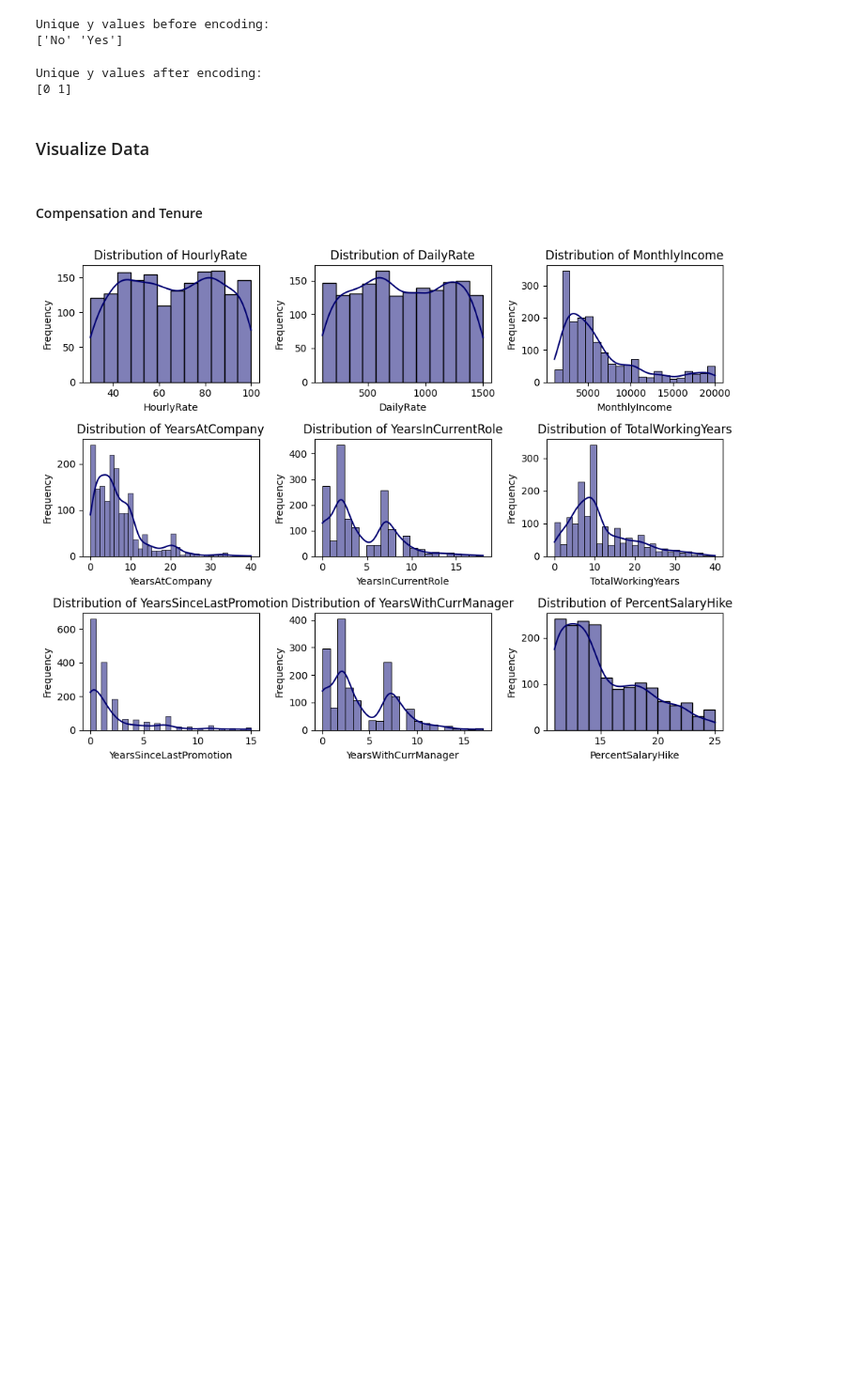
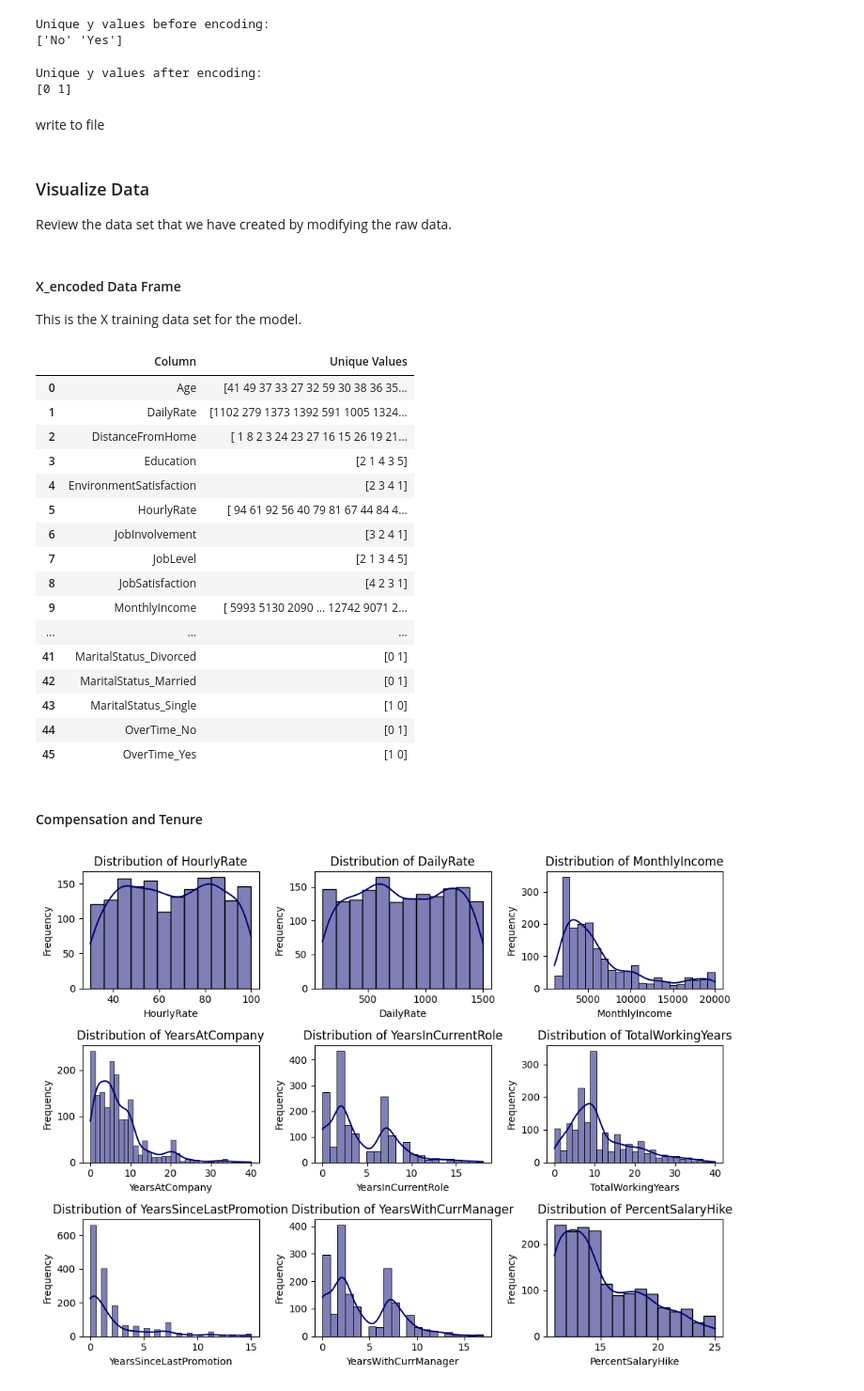
Before and after one commit to Jrk373/MachineLearningDemo, a Jupyter notebook: DecisionTreeClasifier.ipynb, the cells around one changed output. Shown at 94% size. Drawn from its saved outputs; the diff is of its cells as text; code cells hidden in the pictures; blank space fills up the shorter version.

```diff
--- a/DecisionTreeClasifier.ipynb
+++ b/DecisionTreeClasifier.ipynb
@@ -525,8 +498,50 @@ print(unique_values)
 # %% [output]
 Unique y values after encoding:
 [0 1]
-# %% [markdown]
-### Visualize Data
+# %% [markdown]
+write to file
+# %% [markdown]
+### Visualize Data
+
+Review the data set that we have created by modifying the raw data.
+# %% [markdown]
+#### X_encoded Data Frame
+
+This is the X training data set for the model.
+# %%
+import pandas as pd
+
+# Assign df_encoded to X_encoded for clarity
+X_encoded = df_encoded
+
+# Create a DataFrame to store unique values
+unique_values_df = pd.DataFrame(columns=['Column', 'Unique Values'])
+
+# Iterate through columns and add unique values to the DataFrame
+for col in X_encoded.columns:
+    unique_values_df = pd.concat([unique_values_df, pd.DataFrame({'Column': [col], 'Unique Values': [X_encoded[col].unique()]})], ignore_index=True)
+
+# Display the DataFrame with styling
+unique_values_df.style.set_properties(**{'text-align': 'left'}) \
+                      .set_table_styles([dict(selector='th', props=[('text-align', 'left')])])
+# %% [output]
+|  | Column | Unique Values |
+| 0 | Age | [41 49 37 33 27 32 59 30 38 36 35... |
+| 1 | DailyRate | [1102 279 1373 1392 591 1005 1324... |
+| 2 | DistanceFromHome | [ 1 8 2 3 24 23 27 16 15 26 19 21... |
+| 3 | Education | [2 1 4 3 5] |
+| 4 | EnvironmentSatisfaction | [2 3 4 1] |
+| 5 | HourlyRate | [ 94 61 92 56 40 79 81 67 44 84 4... |
+| 6 | JobInvolvement | [3 2 4 1] |
+| 7 | JobLevel | [2 1 3 4 5] |
+| 8 | JobSatisfaction | [4 2 3 1] |
+| 9 | MonthlyIncome | [ 5993 5130 2090 ... 12742 9071 2... |
+| ... | ... | ... |
+| 41 | MaritalStatus_Divorced | [0 1] |
+| 42 | MaritalStatus_Married | [0 1] |
+| 43 | MaritalStatus_Single | [1 0] |
+| 44 | OverTime_No | [0 1] |
+| 45 | OverTime_Yes | [1 0] |
 # %% [markdown]
 #### Compensation and Tenure
 # %%
```
Also changed, not shown: parts of 29 cells of this notebook.
